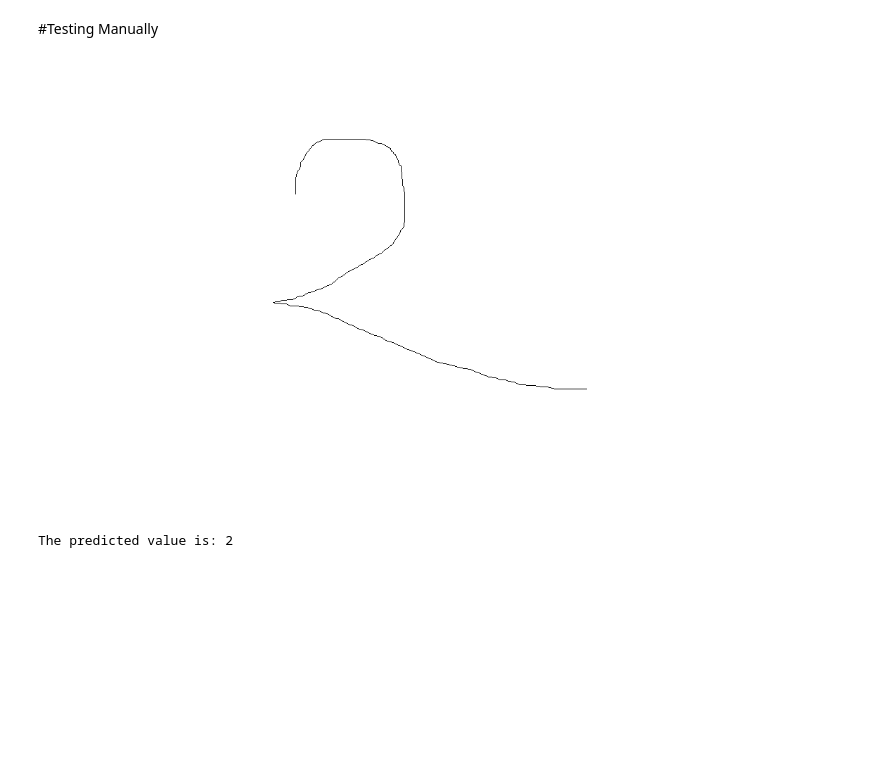
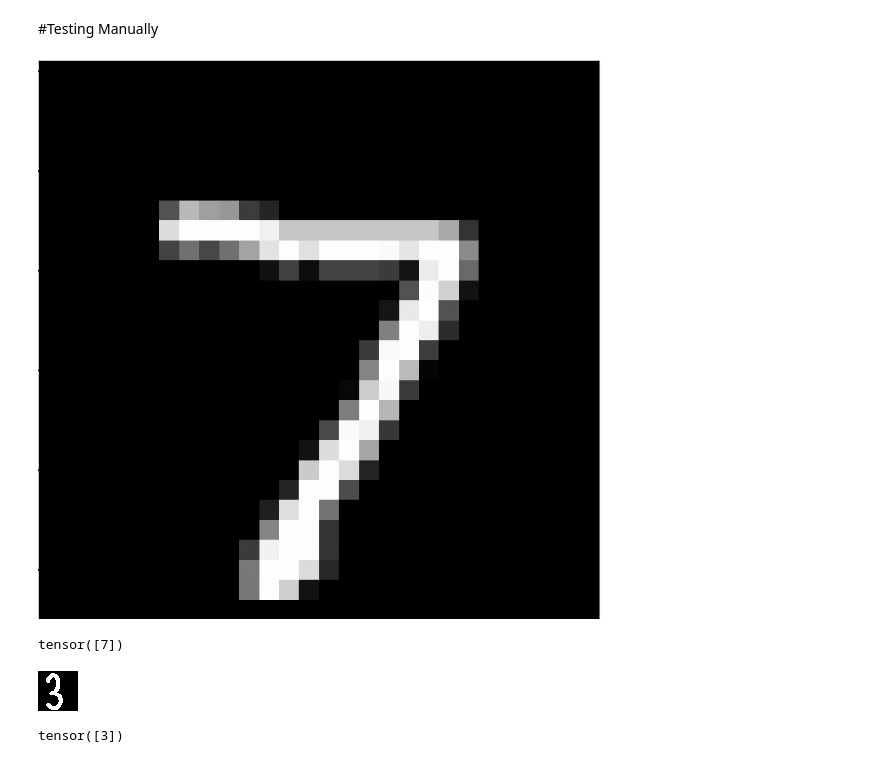
Before and after one commit to taukir-chowdhury/PyTorch-Practice, a Jupyter notebook: Digit_Recogniser.ipynb, the cells around one changed output. Cells and saved outputs as stored; diff of their text form; code cells hidden in the pictures; blank space fills up the shorter version.

```diff
--- a/Digit_Recogniser.ipynb
+++ b/Digit_Recogniser.ipynb
@@ -190,12 +197,20 @@ def prediction(x):
 # %%
-img = Image.open("two.png")
-img
+image1 = Image.open("seven.png")
+image1
 # %% [output]
-[figure, old version]
+[figure, new version]
-# %%
-#TEST Run
-img = image_processing("two.png")
-output = prediction(img)
-print(f"The predicted value is: {output}")
-# %% [output]
-The predicted value is: 2
+# %%
+pred = get_prediction(transform_image("seven.png"))
+pred
+# %% [output]
+tensor([7])
+# %%
+image2 = Image.open("three.PNG")
+image2
+# %% [output]
+[figure, added]
+# %%
+pred = get_prediction(transform_image("three.PNG"))
+pred
+# %% [output]
+tensor([3])
```
Also changed, not shown: parts of 12 cells of this notebook.
